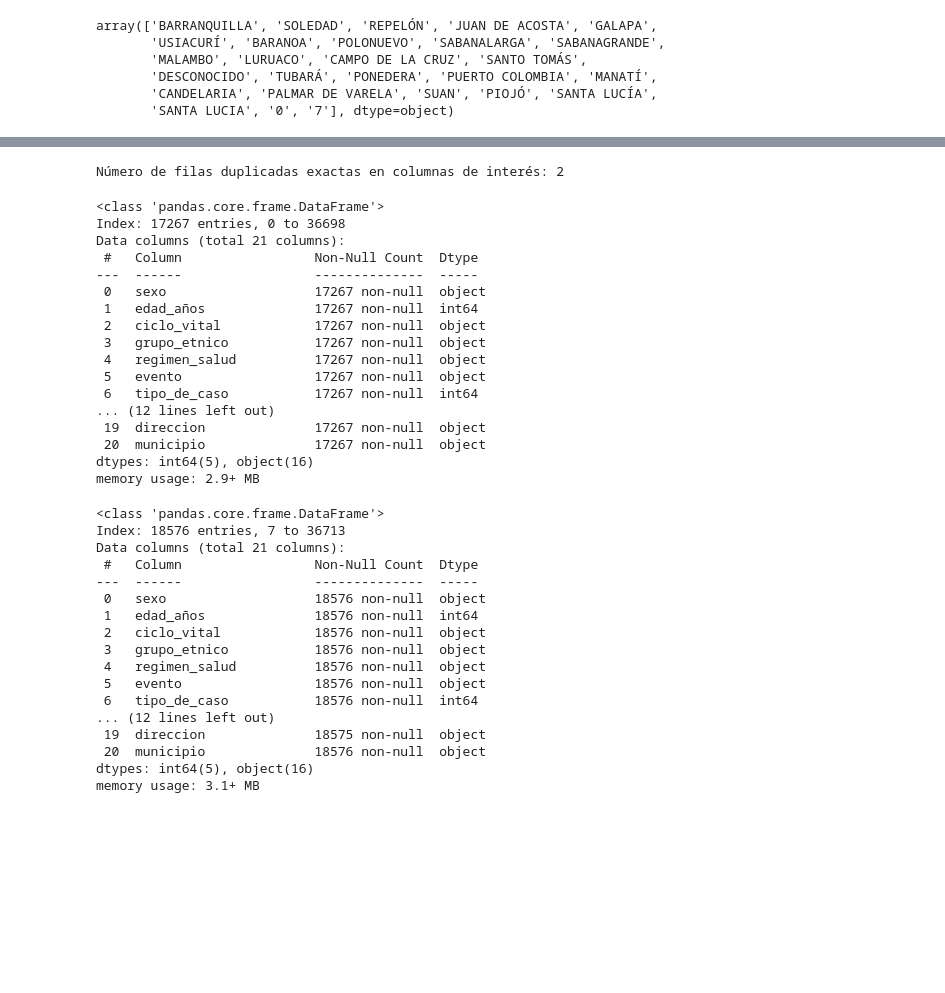
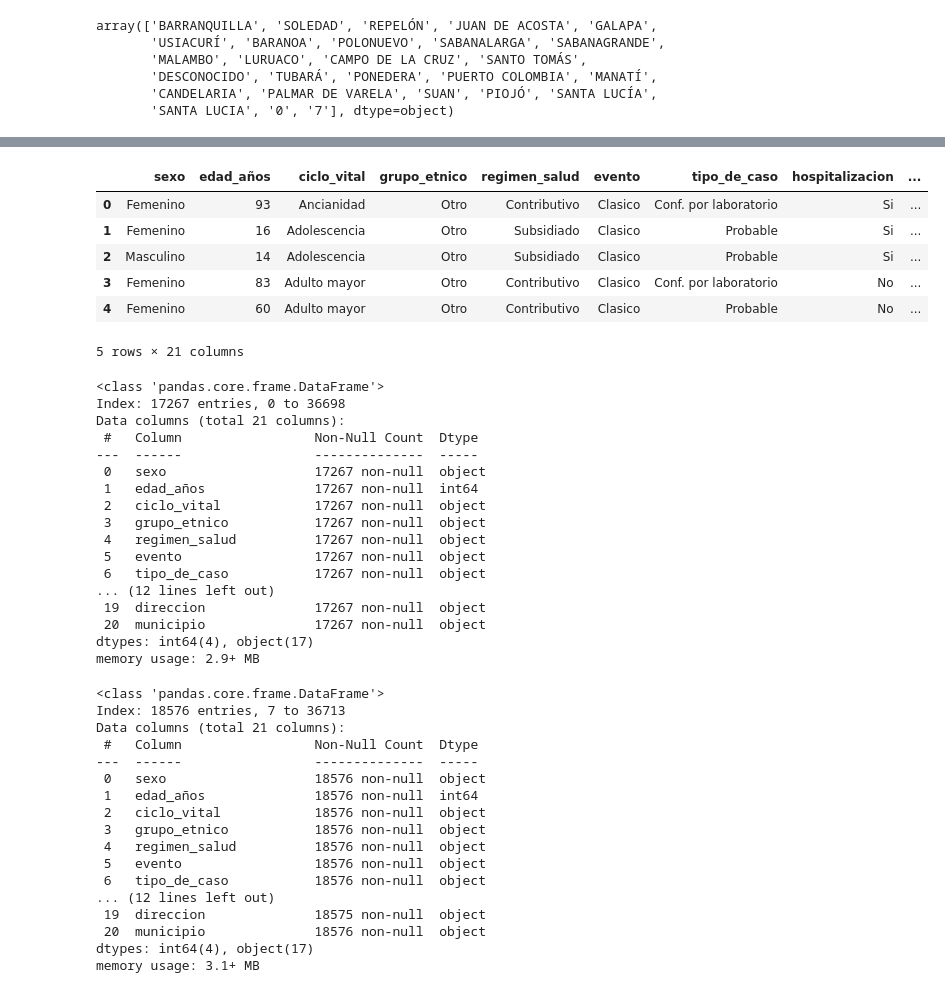
Before and after one commit to Darally06/ETL_DENGUE, a Jupyter notebook: Scripts/ETL_atl.ipynb, the cells around one changed output, grey strips where cells are left out. Cells and saved outputs as stored; diff of their text form; code cells hidden in the pictures; blank space fills up the shorter version.

```diff
--- a/Scripts/ETL_atl.ipynb
+++ b/Scripts/ETL_atl.ipynb
@@ -215,7 +215,7 @@ mapeo = {
     'pertencia_etnica': {1: 'Indigena', 2: 'Rom', 3: 'Raizal', 4: 'Palenquero', 5: 'Negro', 6:'Otro'},
     'regimen_salud': {'P': 'Excepción', 'E': 'Especial', 'C': 'Contributivo', 'S': 'Subsidiado', 'N': 'No asegurado', 'I': 'Indeterminado'},
     'sexo': {'M': 'Masculino', 'F': 'Femenino'},
-    'tipo_caso': {2: 'Probable', 3: 'Conf. por laboratorio', 5: 'Conf. por nexo'}
+    'tipo_de_caso': {2: 'Probable', 3: 'Conf. por laboratorio', 5: 'Conf. por nexo'}
 }
 data = data.replace(mapeo)
 # %%
@@ -384,10 +396,13 @@ data
-# %%
-# Eliminar registros duplicados exactos
-count_duplicados = data.duplicated().sum()
-print(f"Número de filas duplicadas exactas en columnas de interés: {count_duplicados}")
-data = data.drop_duplicates(keep="first").copy()
-# %% [output]
-Número de filas duplicadas exactas en columnas de interés: 2
+# %%
+data.head()
+# %% [output]
+|  | sexo | edad_años | ciclo_vital | grupo_etnico | regimen_salud | evento | tipo_de_caso | hospitalizacion | ... |
+| 0 | Femenino | 93 | Ancianidad | Otro | Contributivo | Clasico | Conf. por laboratorio | Si | ... |
+| 1 | Femenino | 16 | Adolescencia | Otro | Subsidiado | Clasico | Probable | Si | ... |
+| 2 | Masculino | 14 | Adolescencia | Otro | Subsidiado | Clasico | Probable | Si | ... |
+| 3 | Femenino | 83 | Adulto mayor | Otro | Contributivo | Clasico | Conf. por laboratorio | No | ... |
+| 4 | Femenino | 60 | Adulto mayor | Otro | Contributivo | Clasico | Probable | No | ... |
+5 rows × 21 columns
 # %%
 df_quilla = data[data['municipio'] == "BARRANQUILLA"]
 df_quilla.info()
@@ -403,11 +418,11 @@ Data columns (total 21 columns):
  3   grupo_etnico           17267 non-null  object
  4   regimen_salud          17267 non-null  object
  5   evento                 17267 non-null  object
- 6   tipo_de_caso           17267 non-null  int64
+ 6   tipo_de_caso           17267 non-null  object
 ... (12 lines left out)
  19  direccion              17267 non-null  object
  20  municipio              17267 non-null  object
-dtypes: int64(5), object(16)
+dtypes: int64(4), object(17)
 memory usage: 2.9+ MB
 # %%
 df_quilla.to_csv(r"C:\Users\Hp\DENGUE\DATA\Data_Barranquilla.csv", index=False, encoding='utf-8')
@@ -426,11 +441,11 @@ Data columns (total 21 columns):
  3   grupo_etnico           18576 non-null  object
  4   regimen_salud          18576 non-null  object
  5   evento                 18576 non-null  object
- 6   tipo_de_caso           18576 non-null  int64
+ 6   tipo_de_caso           18576 non-null  object
 ... (12 lines left out)
  19  direccion              18575 non-null  object
  20  municipio              18576 non-null  object
-dtypes: int64(5), object(16)
+dtypes: int64(4), object(17)
 memory usage: 3.1+ MB
 # %%
 df_atl.to_csv(r"C:\Users\Hp\DENGUE\DATA\Data_Atlantico.csv", index=False, encoding='utf-8')
```
Also changed, not shown: parts of 2 cells of this notebook, 19 other files.
